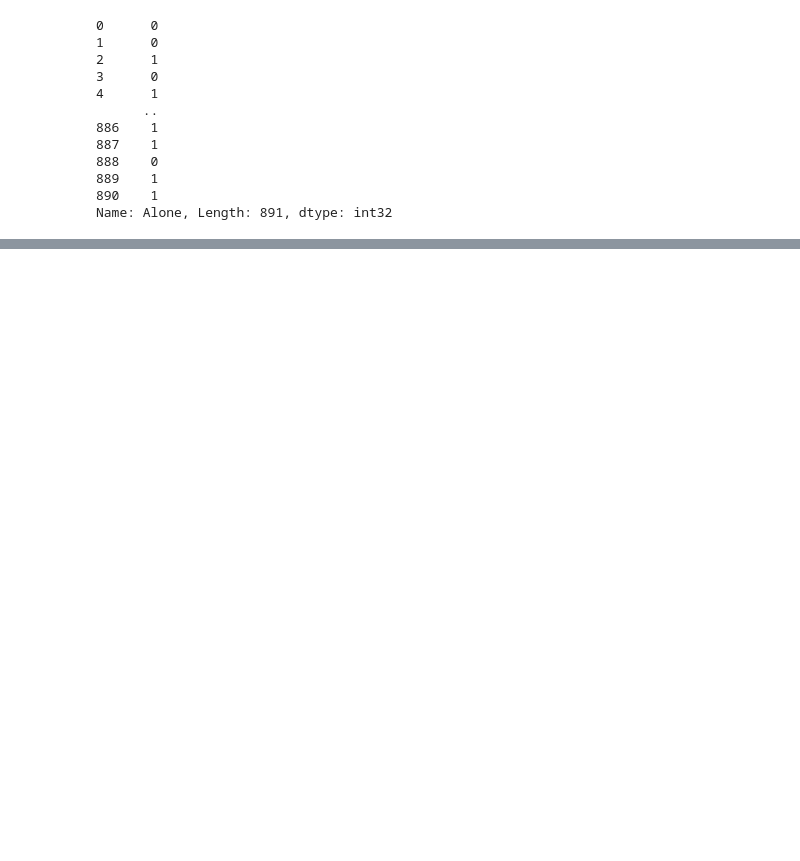
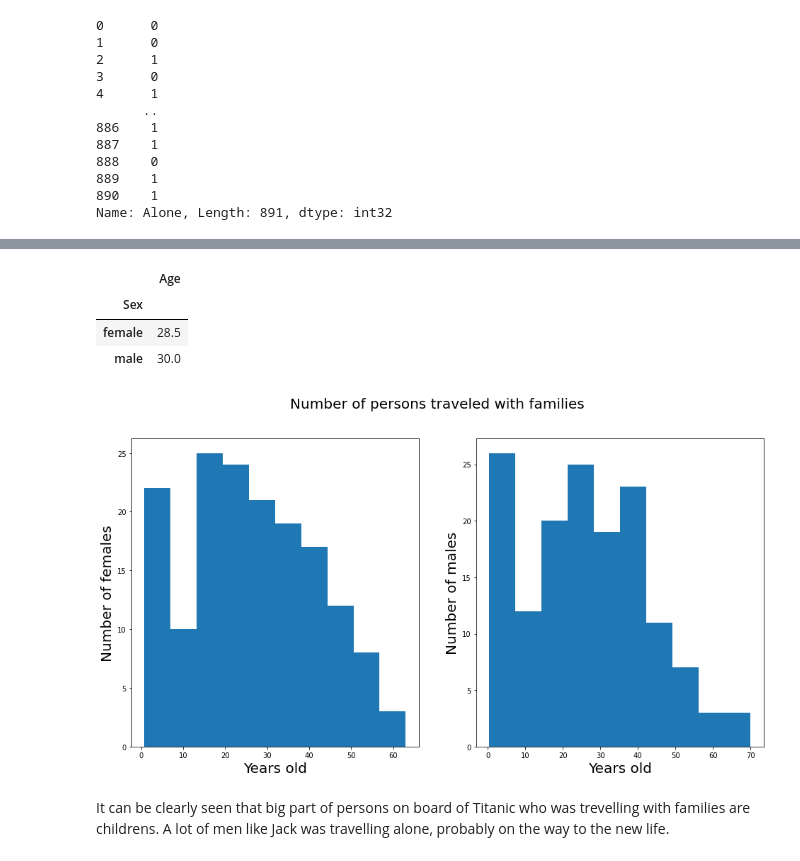
Before and after one commit to maltsev-ea/Titanic_ML_from_disaster, a Jupyter notebook: Baseline.ipynb, the cells around one changed output, grey strips where cells are left out. Saved outputs shown, nothing was run; the diff lists cells and outputs as text; code cells hidden in the pictures; blank space fills up the shorter version.

```diff
--- a/Baseline.ipynb
+++ b/Baseline.ipynb
@@ -137,2 +150,10 @@ Name: Alone, Length: 891, dtype: int32
+# %%
+data[data['Alone'] == 1][['Sex', 'Age']].groupby(by='Sex').median()
+# %% [output]
+|  | Age |
+| Sex |  |
+| female | 28.5 |
+| male | 30.0 |
 # %%
-data.loc[data.Age.isnull() & (data['Alone'] == 1), 'Age'] = np.round(data[data['Alone'] == 1].Age.median())
+data.loc[data.Age.isnull() & (data['Alone'] == 1) & (data['Sex'] == 'female'), 'Age'] = np.round(data[(data['Sex'] == 'female') & (data['Alone'] == 1)].Age.median())
+data.loc[data.Age.isnull() & (data['Alone'] == 1) & (data['Sex'] == 'male'), 'Age'] = np.round(data[(data['Sex'] == 'male') & (data['Alone'] == 1)].Age.median())
@@ -140,0 +160,15 @@ Need to add age value for not alone persons on board. Maybe separate by gender
+# %%
+fig, ax = plt.subplots(1, 2, figsize=(16, 8))
+fig.suptitle('Number of persons traveled with families', size=20)
+
+(data[(data['Sex'] == 'female') & (data['Alone'] == 0)].Age).plot(kind='hist', ax=ax[0])
+(data[(data['Sex'] == 'male') & (data['Alone'] == 0)].Age).plot(kind='hist', ax=ax[1])
+ax[0].set_xlabel('Years old', fontsize=20)
+ax[1].set_xlabel('Years old', fontsize=20)
+ax[0].set_ylabel('Number of females', fontsize=20)
+ax[1].set_ylabel('Number of males', fontsize=20)
+plt.show()
+# %% [output]
+[figure, added]
+# %% [markdown]
+It can be clearly seen that big part of persons on board of Titanic who was trevelling with families are childrens. A lot of men like Jack was travelling alone, probably on the way to the new life.
```
Also changed, not shown: parts of 7 cells of this notebook.
